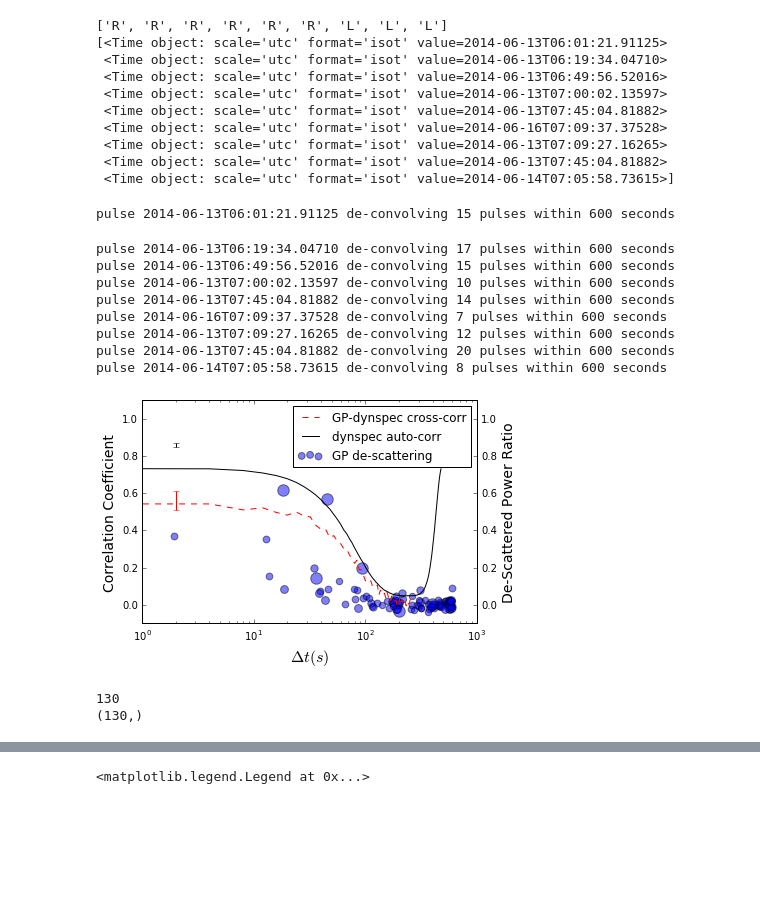
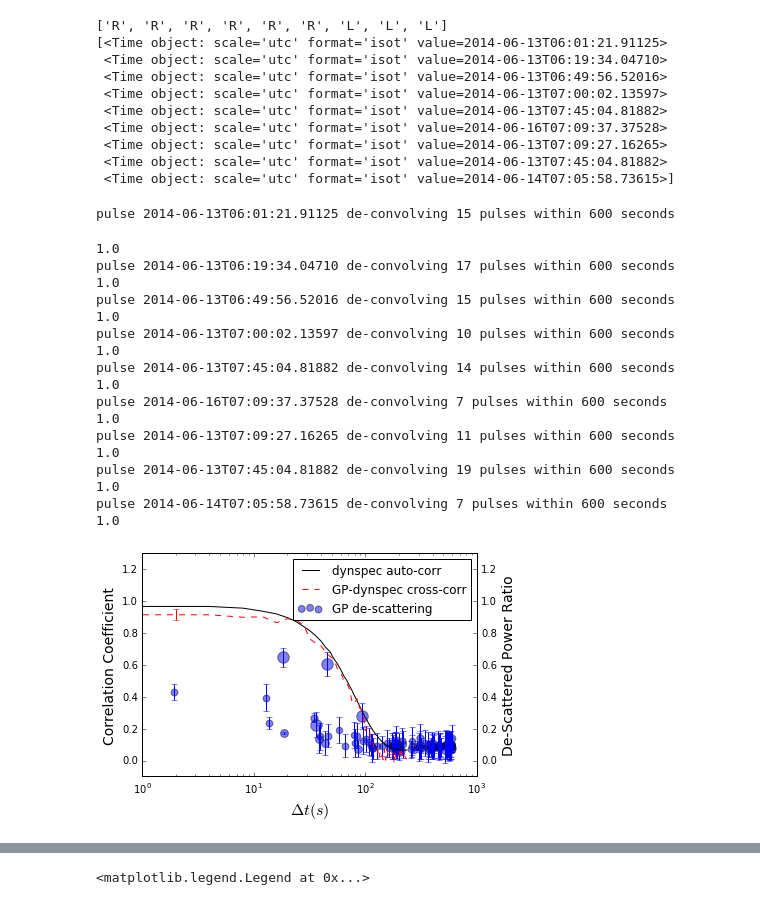
Before and after one commit to ramain/scint_analysis, a Jupyter notebook: b1957_GPs/B1957coherent.ipynb, the cells around one changed output, grey strips where cells are left out. Saved outputs shown, nothing was run; the diff lists cells and outputs as text; code cells hidden in the pictures; blank space fills up the shorter version.

```diff
--- a/b1957_GPs/B1957coherent.ipynb
+++ b/b1957_GPs/B1957coherent.ipynb
@@ -674,6 +622,6 @@ if figures:
 # %%
 def tcorr_loop(corr, n):
-    noise = np.random.normal(0, n, len(corr))
+    noise = 0*np.random.normal(0, n, len(corr))
     cut = 1./np.e
     corr += noise
 
@@ -693,5 +641,5 @@ for j in range(dasBoot):
 
 print("decorrelation timescale is %s s" % (np.mean(timescale)))
 
-plt.errorbar(tgpcorr[N//2:], cc_cut, yerr = 0.05, marker='o', color='r', ecolor='r')
+plt.errorbar(tgpcorr[N//2:], cc_folded, yerr = 0.05, marker='o', color='r', ecolor='r')
 # %% [output]
@@ -778,8 +726,8 @@ lT = lT[lSN > SNcut]
 lphase = lphase[lSN > SNcut]
 lSN = lSN[lSN > SNcut]
 
-#lSN = lSN[abs(lphase-0.8) < 0.1 ]
-#lT = lT[abs(lphase-0.8) < 0.1 ]
+lSN = lSN[abs(lphase-0.8) < 0.1 ]
+lT = lT[abs(lphase-0.8) < 0.1 ]
 lphase = lphase[abs(lphase-0.8) < 0.1 ]
 # %%
 print(pol)
@@ -881,8 +829,10 @@ for j in range(len(Tphase)):
 
             p11pcorr = (abs(p22pcorr)**2.0).sum(1)
             p22pcorr = (abs(p22pcorr)**2.0).sum(1)
-            p11max = max(p11pcorr) - np.sort(p11pcorr)[-cratio*10:-cratio*2].mean()
-            p22max = max(p22pcorr) - np.sort(p22pcorr)[-cratio*10:-cratio*2].mean()
+
+            Npeak = p11pcorr.shape[0]*cchan/fchan
+            p11max = max(p11pcorr) - np.sort(p11pcorr)[-Npeak:-2*(Npeak//50)].mean()
+            p22max = max(p22pcorr) - np.sort(p22pcorr)[-Npeak:-2*(Npeak//50)].mean()
             corrnorm = 1.
 
             pcross = max( (abs(p12pcorr[cratio*511:cratio*577])**2.0).sum(1) ) - (
@@ -892,59 +842,57 @@ for j in range(len(Tphase)):
 
             pratio[i] = (pcross / pauto)
 
             td.append(abs(Tcal.unix - Time(T2[i]).unix))
 
-        #if j==0:
-        #    pr1 = 1*pratio
-        #    td1 = 1.*np.array(td)
-        #else:
-        #    pr1 = np.concatenate((pr1,pratio))
-        #    td1 = np.concatenate((td1,np.array(td)))
         pr1 = 1*pratio
         td1 = 1.*np.array(td)
 
+        SNcorr = 1. # np.sqrt(1+(SNphase[j]/np.sqrt(fchan))**-2.0)
         if j ==0:
-            plt.scatter(td1, (pr1-0.1), s=SNphase[j], alpha=0.5, label='GP de-scattering')
-            #plt.scatter(td1, np.sqrt(1+(SNphase[j]/np.sqrt(fchan))**-2.0)*(pr1-0.1), s=SNphase[j], alpha=0.5, label='GP de-scattering')
-            #plt.errorbar(td1, pr1-0.1, yerr=ds_errfunc(SN2), ecolor='b', fmt='none')
+            #plt.scatter(td1, (pr1), s=SNphase[j], alpha=0.5, label='GP de-scattering')
+            plt.scatter(td1, SNcorr*pr1, s=SNphase[j], alpha=0.5, label='GP de-scattering')
+            plt.errorbar(td1, SNcorr*pr1, yerr=ds_errfunc(SN2), ecolor='b', fmt='none')
         else:
-            plt.scatter(td1, (pr1-0.1), s=SNphase[j], alpha=0.5)
-            #plt.scatter(td1, np.sqrt(1+(SNphase[j]/np.sqrt(fchan))**-2.0)*(pr1-0.1), s=SNphase[j], alpha=0.5)
-            #plt.errorbar(td1, pr1-0.1, yerr=ds_errfunc(SN2), ecolor='b', fmt='none')
+            #plt.scatter(td1, pr1, s=SNphase[j], alpha=0.5)
+            plt.scatter(td1, SNcorr*pr1, s=SNphase[j], alpha=0.5)
+            plt.errorbar(td1, SNcorr*pr1, yerr=ds_errfunc(SN2), ecolor='b', fmt='none')
+    print(SNcorr)
+plt.plot(tdyncorr[:60], dyncorr[:60], 'k', label='dynspec auto-corr')
+plt.plot(tdyncorr[:60], cc_folded, 'r--', label='GP-dynspec cross-corr')
 
-plt.plot(tgpcorr[len(tgpcorr)//2:], ccarray[65:], 'r--', label='GP-dynspec cross-corr')
-#plt.errorbar(tgpcorr[N//2:], cc_cut, yerr = 0.05, fmt='--', color='r', ecolor='r', label='GP-dynspec cross-corr')
-plt.plot(tdyncorr, dyncorr, 'k', label='dynspec auto-corr')
 plt.xlim(1,600)
-plt.ylim(-0.1,1.1)
+plt.ylim(-0.1,1.3)
 ax2 = ax1.twinx()
-ax2.set_ylim(-0.1,1.1)
+ax2.set_ylim(-0.1,1.3)
 ax1.set_xlabel(r'$\Delta t (s)$', fontsize=16)
 ax1.set_ylabel('Correlation Coefficient', fontsize=14)
 ax2.set_ylabel('De-Scattered Power Ratio', fontsize=14)
 
 plt.xscale('log')
 ax1.legend()
 
-ax1.errorbar(2, 0.56,yerr=0.05, color='r', ecolor='r')
-ax1.errorbar(2, 0.86,yerr=dynerr, color='k', ecolor='k')
+ax1.errorbar(2, cc_folded[1],yerr=0.034, color='r', ecolor='r')
+#ax1.errorbar(2, 0.86,yerr=dynerr, color='k', ecolor='k')
 
 if figures:
     plt.savefig('{0}/AllCorr.pdf'.format(figdir), dpi=500)
 # %% [output]
 pulse 2014-06-13T06:01:21.91125 de-convolving 15 pulses within 600 seconds
+1.0
 pulse 2014-06-13T06:19:34.04710 de-convolving 17 pulses within 600 seconds
+1.0
 pulse 2014-06-13T06:49:56.52016 de-convolving 15 pulses within 600 seconds
+1.0
 pulse 2014-06-13T07:00:02.13597 de-convolving 10 pulses within 600 seconds
+1.0
 pulse 2014-06-13T07:45:04.81882 de-convolving 14 pulses within 600 seconds
+1.0
 pulse 2014-06-16T07:09:37.37528 de-convolving 7 pulses within 600 seconds
-pulse 2014-06-13T07:09:27.16265 de-convolving 12 pulses within 600 seconds
-pulse 2014-06-13T07:45:04.81882 de-convolving 20 pulses within 600 seconds
-pulse 2014-06-14T07:05:58.73615 de-convolving 8 pulses within 600 seconds
+1.0
+pulse 2014-06-13T07:09:27.16265 de-convolving 11 pulses within 600 seconds
+1.0
+pulse 2014-06-13T07:45:04.81882 de-convolving 19 pulses within 600 seconds
+1.0
+pulse 2014-06-14T07:05:58.73615 de-convolving 7 pulses within 600 seconds
+1.0
-[figure, old version]
+[figure, new version]
-# %%
-print len(tgpcorr)
-print ccarray.shape
-# %% [output]
-130
-(130,)
```
Also changed, not shown: parts of 14 cells of this notebook, 12 other files.
